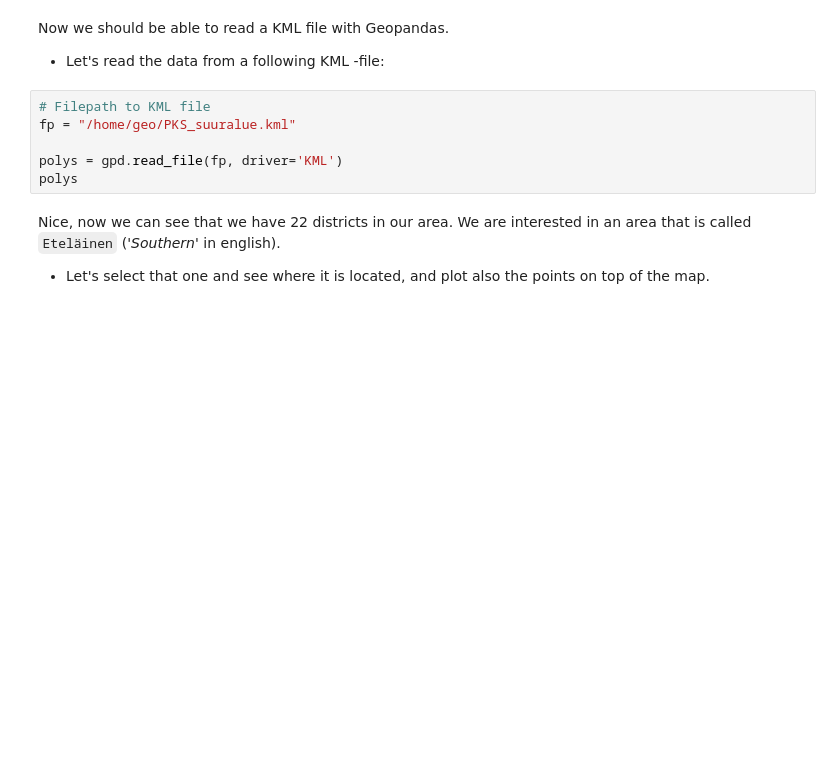
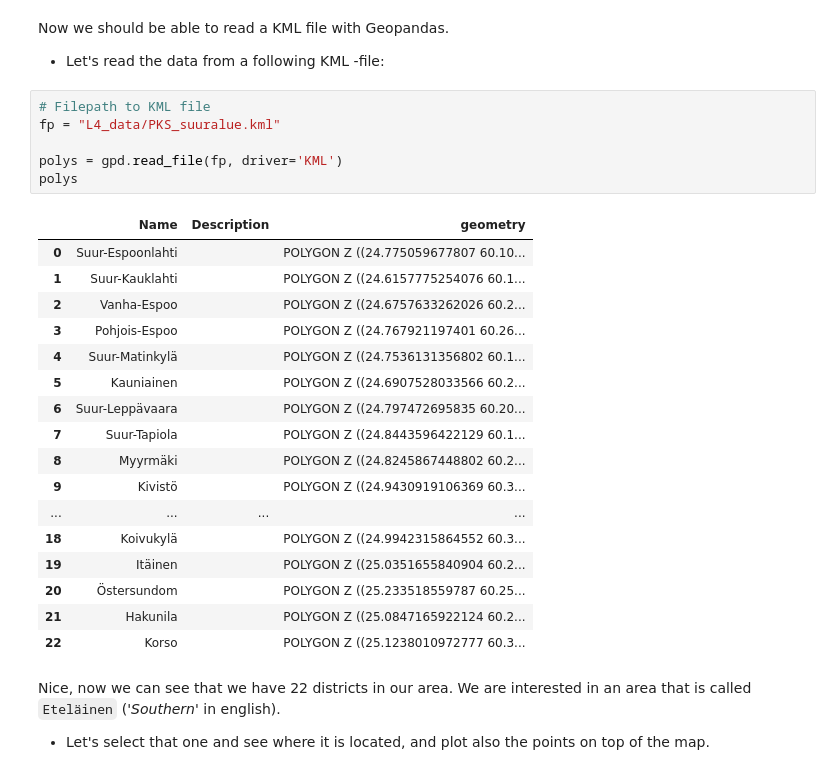
Before and after one commit to Automating-GIS-processes/CSC, a Jupyter notebook: source/notebooks/L4/Point-in-polygon.ipynb, the cells around one changed output. Cells and saved outputs as stored; diff of their text form; blank space fills up the shorter version.

```diff
--- a/source/notebooks/L4/Point-in-polygon.ipynb
+++ b/source/notebooks/L4/Point-in-polygon.ipynb
@@ -196,10 +196,28 @@ Now we should be able to read a KML file with Geopandas.
 - Let's read the data from a following KML -file:
 # %%
 # Filepath to KML file
-fp = "/home/geo/PKS_suuralue.kml"
+fp = "L4_data/PKS_suuralue.kml"
 
 polys = gpd.read_file(fp, driver='KML')
 polys
+# %% [output]
+|  | Name | Description | geometry |
+| 0 | Suur-Espoonlahti |  | POLYGON Z ((24.775059677807 60.10... |
+| 1 | Suur-Kauklahti |  | POLYGON Z ((24.6157775254076 60.1... |
+| 2 | Vanha-Espoo |  | POLYGON Z ((24.6757633262026 60.2... |
+| 3 | Pohjois-Espoo |  | POLYGON Z ((24.767921197401 60.26... |
+| 4 | Suur-Matinkylä |  | POLYGON Z ((24.7536131356802 60.1... |
+| 5 | Kauniainen |  | POLYGON Z ((24.6907528033566 60.2... |
+| 6 | Suur-Leppävaara |  | POLYGON Z ((24.797472695835 60.20... |
+| 7 | Suur-Tapiola |  | POLYGON Z ((24.8443596422129 60.1... |
+| 8 | Myyrmäki |  | POLYGON Z ((24.8245867448802 60.2... |
+| 9 | Kivistö |  | POLYGON Z ((24.9430919106369 60.3... |
+| ... | ... | ... | ... |
+| 18 | Koivukylä |  | POLYGON Z ((24.9942315864552 60.3... |
+| 19 | Itäinen |  | POLYGON Z ((25.0351655840904 60.2... |
+| 20 | Östersundom |  | POLYGON Z ((25.233518559787 60.25... |
+| 21 | Hakunila |  | POLYGON Z ((25.0847165922124 60.2... |
+| 22 | Korso |  | POLYGON Z ((25.1238010972777 60.3... |
 # %% [markdown]
 Nice, now we can see that we have 22 districts in our area. We are interested in an area that is called ``Eteläinen`` (*'Southern'* in english).
 
```
Also changed, not shown: parts of 8 cells of this notebook, 22 other files.
